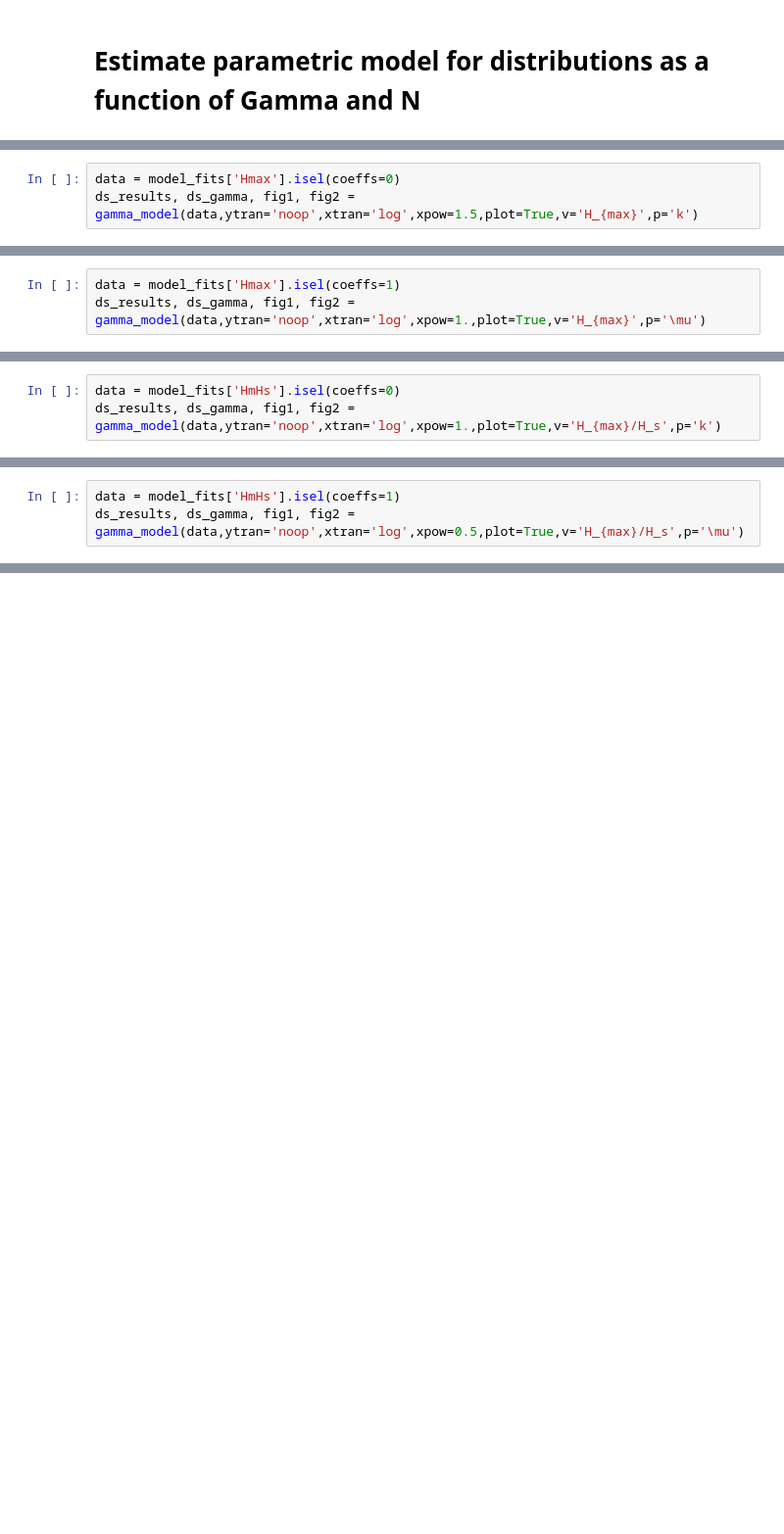
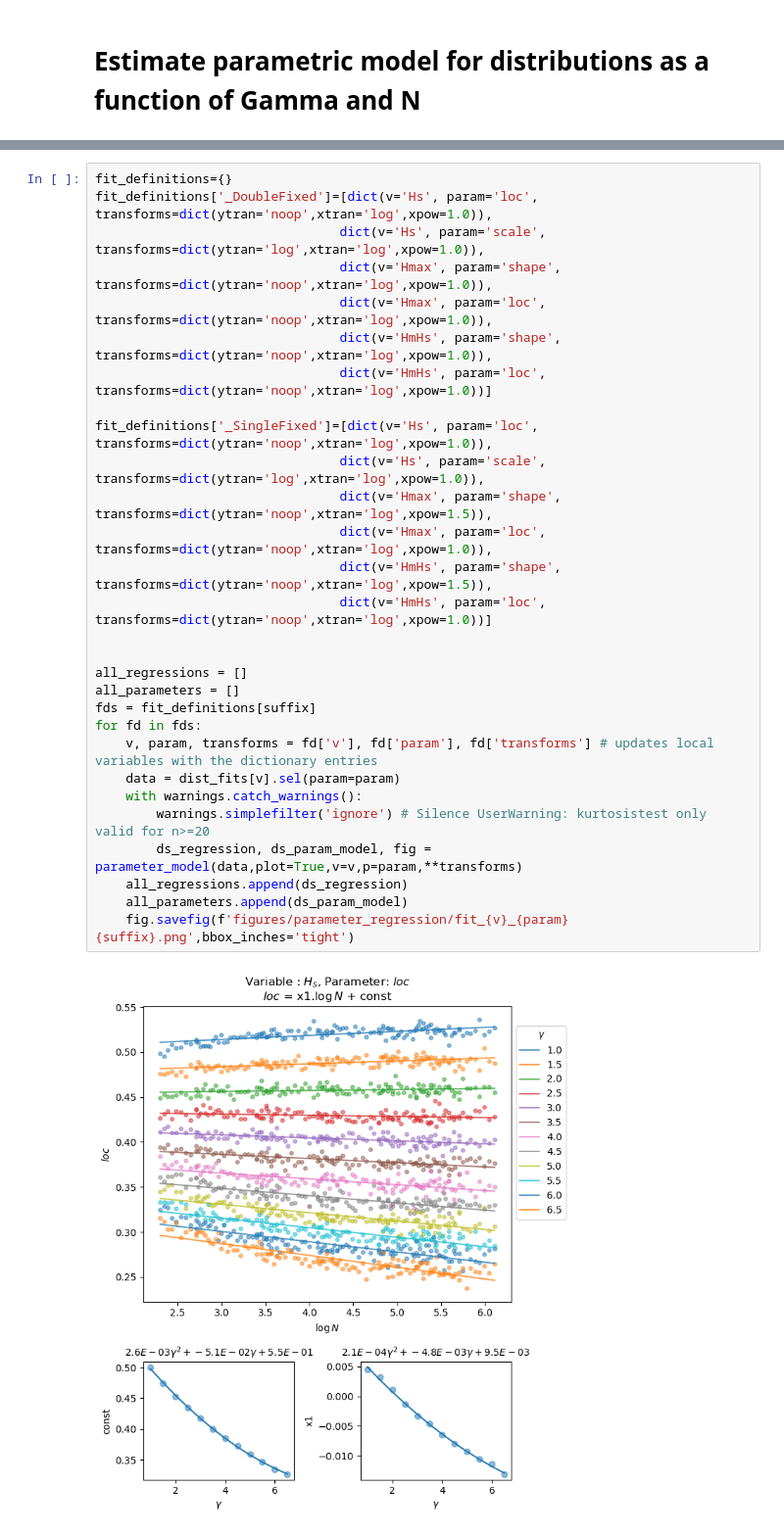
Before and after one commit to pbranson/linearsim, a Jupyter notebook: Step4_Model.ipynb, the cells around one changed output, grey strips where cells are left out. Shown at 98% size. Cells and saved outputs as stored; diff of their text form; blank space fills up the shorter version.

```diff
--- a/Step4_Model.ipynb
+++ b/Step4_Model.ipynb
@@ -483,3 +475,0 @@ ds_results, ds_gamma, fig1, fig2 = gamma_model(data,ytran='log',xtran='log',xpow
-# %%
-data = model_fits['Hmax'].isel(coeffs=0)
-ds_results, ds_gamma, fig1, fig2 = gamma_model(data,ytran='noop',xtran='log',xpow=1.5,plot=True,v='H_{max}',p='k')
@@ -489,3 +475,0 @@ ds_results, ds_gamma, fig1, fig2 = gamma_model(data,ytran='noop',xtran='log',xpo
-# %%
-data = model_fits['Hmax'].isel(coeffs=1)
-ds_results, ds_gamma, fig1, fig2 = gamma_model(data,ytran='noop',xtran='log',xpow=1.,plot=True,v='H_{max}',p='\mu')
@@ -495,3 +475,0 @@ ds_results, ds_gamma, fig1, fig2 = gamma_model(data,ytran='noop',xtran='log',xpo
-# %%
-data = model_fits['HmHs'].isel(coeffs=0)
-ds_results, ds_gamma, fig1, fig2 = gamma_model(data,ytran='noop',xtran='log',xpow=1.,plot=True,v='H_{max}/H_s',p='k')
@@ -501,3 +475,0 @@ ds_results, ds_gamma, fig1, fig2 = gamma_model(data,ytran='noop',xtran='log',xpo
-# %%
-data = model_fits['HmHs'].isel(coeffs=1)
-ds_results, ds_gamma, fig1, fig2 = gamma_model(data,ytran='noop',xtran='log',xpow=0.5,plot=True,v='H_{max}/H_s',p='\mu')
@@ -506,0 +476,31 @@ ds_results, ds_gamma, fig1, fig2 = gamma_model(data,ytran='noop',xtran='log',xpo
+# %%
+fit_definitions={}
+fit_definitions['_DoubleFixed']=[dict(v='Hs', param='loc', transforms=dict(ytran='noop',xtran='log',xpow=1.0)),
+                                dict(v='Hs', param='scale', transforms=dict(ytran='log',xtran='log',xpow=1.0)),
+                                dict(v='Hmax', param='shape', transforms=dict(ytran='noop',xtran='log',xpow=1.0)),
+                                dict(v='Hmax', param='loc', transforms=dict(ytran='noop',xtran='log',xpow=1.0)),
+                                dict(v='HmHs', param='shape', transforms=dict(ytran='noop',xtran='log',xpow=1.0)),
+                                dict(v='HmHs', param='loc', transforms=dict(ytran='noop',xtran='log',xpow=1.0))]
+
+fit_definitions['_SingleFixed']=[dict(v='Hs', param='loc', transforms=dict(ytran='noop',xtran='log',xpow=1.0)),
+                                dict(v='Hs', param='scale', transforms=dict(ytran='log',xtran='log',xpow=1.0)),
+                                dict(v='Hmax', param='shape', transforms=dict(ytran='noop',xtran='log',xpow=1.5)),
+                                dict(v='Hmax', param='loc', transforms=dict(ytran='noop',xtran='log',xpow=1.0)),
+                                dict(v='HmHs', param='shape', transforms=dict(ytran='noop',xtran='log',xpow=1.5)),
+                                dict(v='HmHs', param='loc', transforms=dict(ytran='noop',xtran='log',xpow=1.0))]
+
+
+all_regressions = []
+all_parameters = []
+fds = fit_definitions[suffix]
+for fd in fds:
+    v, param, transforms = fd['v'], fd['param'], fd['transforms'] # updates local variables with the dictionary entries
+    data = dist_fits[v].sel(param=param)
+    with warnings.catch_warnings():
+        warnings.simplefilter('ignore') # Silence UserWarning: kurtosistest only valid for n>=20
+        ds_regression, ds_param_model, fig = parameter_model(data,plot=True,v=v,p=param,**transforms)
+    all_regressions.append(ds_regression)
+    all_parameters.append(ds_param_model)
+    fig.savefig(f'figures/parameter_regression/fit_{v}_{param}{suffix}.png',bbox_inches='tight')
+# %% [output]
+[figure, added]
```
Also changed, not shown: parts of 27 cells of this notebook, 39 other files.
